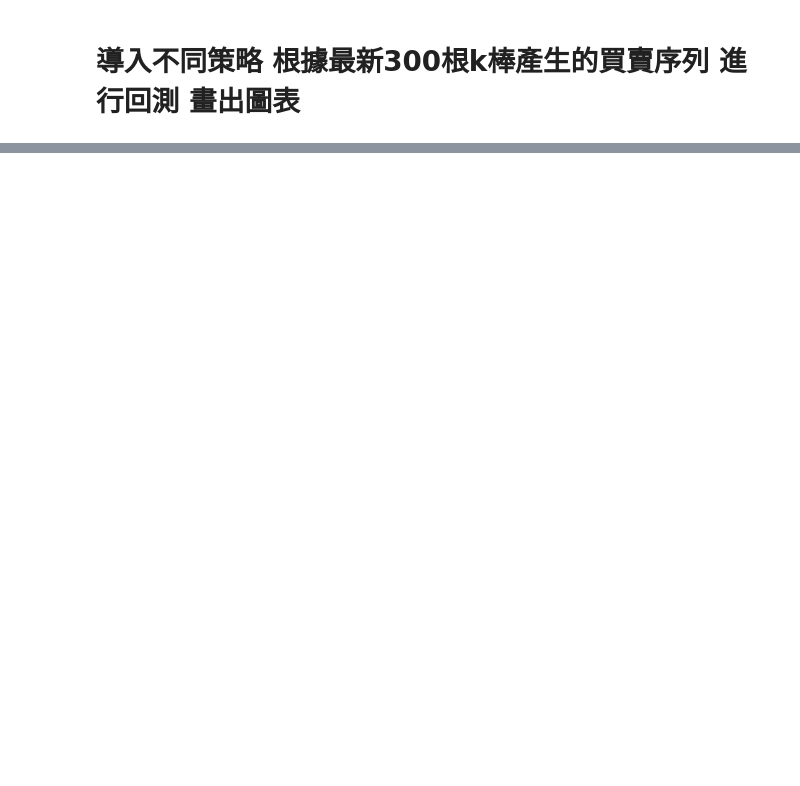
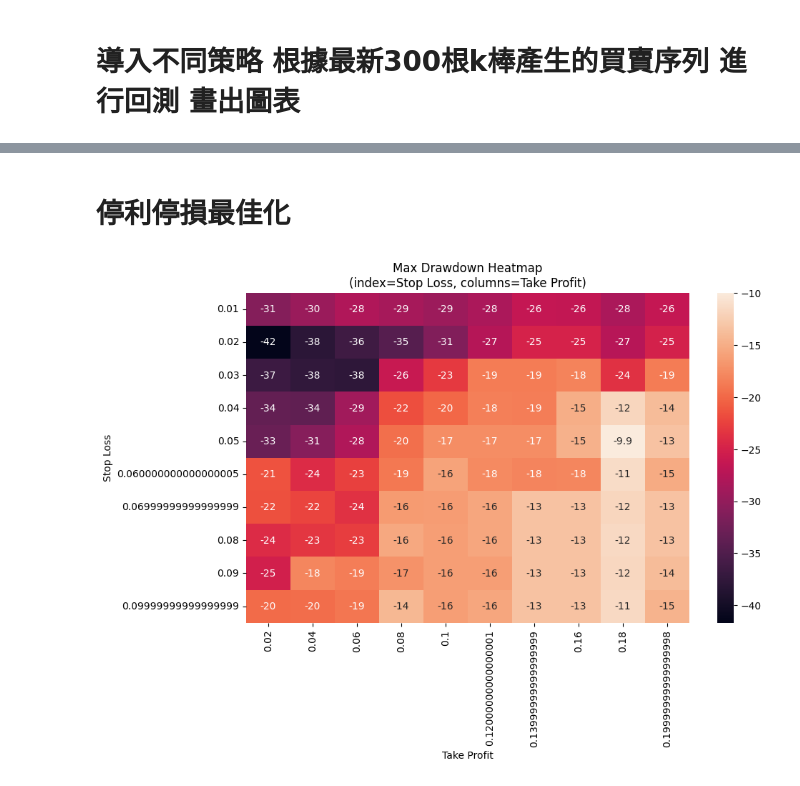
Before and after one commit to skywalker0803r/Vedanta, a Jupyter notebook: backtest_usage.ipynb, the cells around one changed output, grey strips where cells are left out. Cells and saved outputs as stored; diff of their text form; code cells hidden in the pictures; blank space fills up the shorter version.

```diff
--- a/backtest_usage.ipynb
+++ b/backtest_usage.ipynb
@@ -82,0 +72,44 @@ Error:
+# %% [markdown]
+# 停利停損最佳化
+# %%
+import numpy as np
+import pandas as pd
+import seaborn as sns
+import matplotlib.pyplot as plt
+from tqdm import tqdm
+
+# 定義停損、停利的搜尋範圍
+stop_losses = np.arange(0.01, 0.11, 0.01)   # 1% 到 10%
+take_profits = np.arange(0.02, 0.21, 0.02)  # 2% 到 20%
+
+# 建立 DataFrame 用來存最大回撤
+heatmap_data = pd.DataFrame(index=stop_losses, columns=take_profits)
+
+# Grid Search
+for sl in tqdm(stop_losses):
+    for tp in tqdm(take_profits):
+        result = backtest_signals(
+            df_signals.copy(),
+            initial_capital=33,
+            fee_rate=0.0005,
+            leverage=1,
+            allow_short=True,
+            stop_loss=sl,
+            take_profit=tp,
+            capital_ratio=1,
+            max_hold_bars=100000,
+            delay_entry=False
+        )
+        # 假設 result['metric'] 裡有 'max_drawdown' 這個欄位
+        max_dd = result['metric'].get('最大回撤', np.nan)
+        heatmap_data.loc[sl, tp] = max_dd
+
+# 繪製熱力圖
+plt.figure(figsize=(10, 6))
+sns.heatmap(heatmap_data.astype(float), annot=True)  # 百分比顯示
+plt.title('Max Drawdown Heatmap\n(index=Stop Loss, columns=Take Profit)')
+plt.xlabel('Take Profit')
+plt.ylabel('Stop Loss')
+plt.show()
+# %% [output]
+[figure, added]
```
Also changed, not shown: parts of 4 cells of this notebook.
